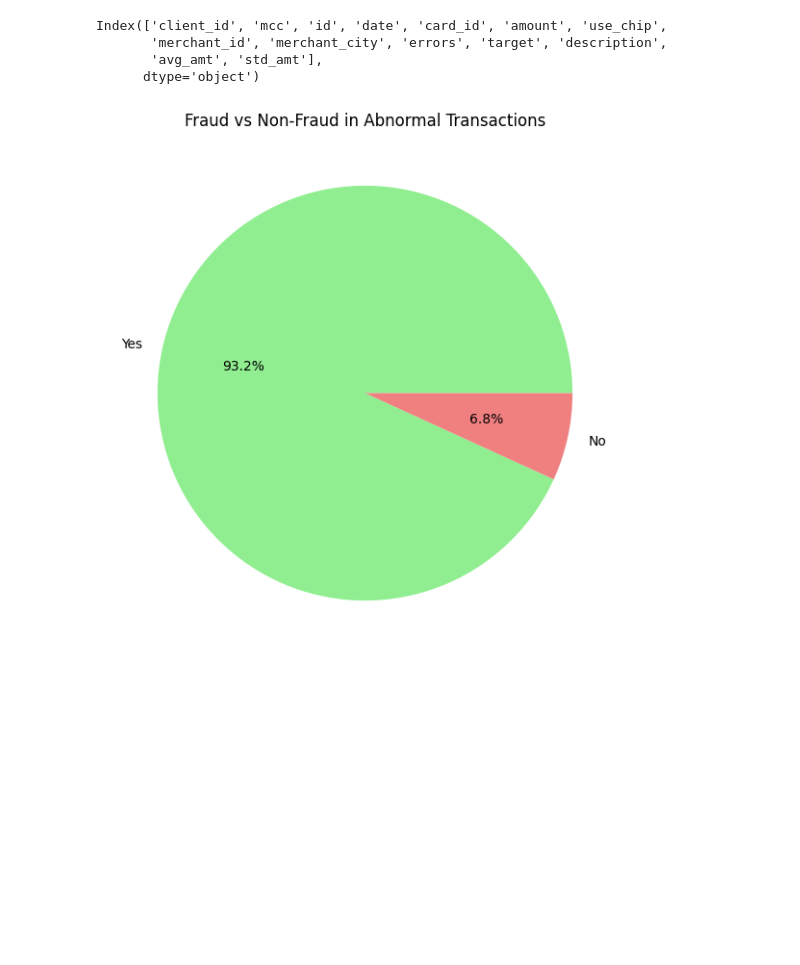
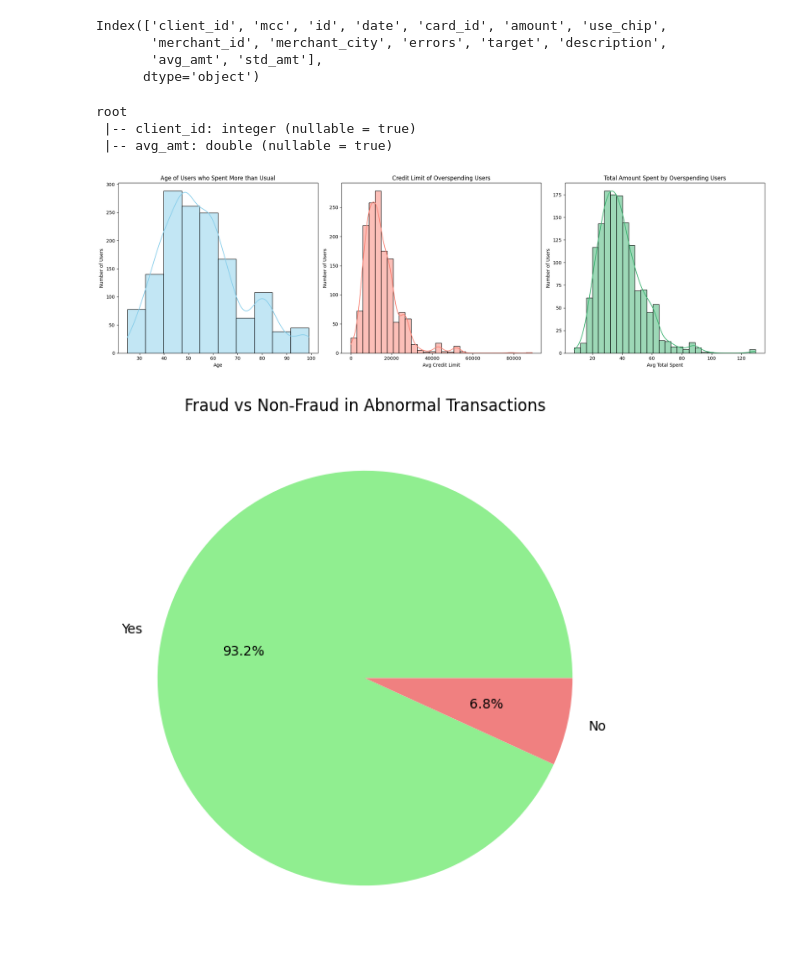
Before and after one commit to Sara-Gamal12/Transaction-Classification-and-Analysis, a Jupyter notebook: Users EDA.ipynb, the cells around one changed output. Drawn from its saved outputs; the diff is of its cells as text; code cells hidden in the pictures; blank space fills up the shorter version.

```diff
--- a/Users EDA.ipynb
+++ b/Users EDA.ipynb
@@ -199,6 +202,57 @@ Index(['client_id', 'mcc', 'id', 'date', 'card_id', 'amount', 'use_chip',
        'merchant_id', 'merchant_city', 'errors', 'target', 'description',
        'avg_amt', 'std_amt'],
       dtype='object')
+# %%
+# Select only the needed columns from unusual_txns before join
+total_spent_per_user = unusual_txns.select("client_id", "avg_amt")
+
+
+total_spent_per_user.printSchema()
+
+users_with_spent = users_df.join(total_spent_per_user, on="client_id", how="inner")
+
+total_credit_limit_per_user = cards_df.groupBy("client_id").agg(
+    F.avg("credit_limit").alias("avg_credit_limit")
+)
+
+# Step 2: Join the result with total_credit_limit_per_user
+users_with_spent_and_credit = users_with_spent.join(total_credit_limit_per_user, on="client_id", how="inner")
+
+users_with_spent_and_credit.count()
+users_with_spent_and_credit_pd = users_with_spent_and_credit.select(
+    "current_age", "avg_credit_limit", "avg_amt", "yearly_income"
+).toPandas()
+# %% [output]
+root
+ |-- client_id: integer (nullable = true)
+ |-- avg_amt: double (nullable = true)
+# %%
+# Set figure size and layout
+fig, axes = plt.subplots(1, 3, figsize=(20, 6))  # 1 row, 3 columns
+
+# Histogram 1: Age
+sns.histplot(data=users_with_spent_and_credit_pd, x="current_age", bins=10, kde=True, color='skyblue', ax=axes[0])
+axes[0].set_title("Age of Users who Spent More than Usual")
+axes[0].set_xlabel("Age")
+axes[0].set_ylabel("Number of Users")
+
+# Histogram 2: Credit Limit
+sns.histplot(data=users_with_spent_and_credit_pd, x="avg_credit_limit", bins=30, kde=True, color='salmon', ax=axes[1])
+axes[1].set_title("Credit Limit of Overspending Users")
+axes[1].set_xlabel("Avg Credit Limit")
+axes[1].set_ylabel("Number of Users")
+
+# Histogram 3: Total Spent
+sns.histplot(data=users_with_spent_and_credit_pd, x="avg_amt", bins=30, kde=True, color='mediumseagreen', ax=axes[2])
+axes[2].set_title("Total Amount Spent by Overspending Users")
+axes[2].set_xlabel("Avg Total Spent")
+axes[2].set_ylabel("Number of Users")
+
+# Adjust layout
+plt.tight_layout()
+plt.show()
+# %% [output]
+[figure, added]
 # %%
 # Get the percentage of fraud and non-fraud transactions
 fraud_counts = unusual_pd["target"].value_counts()
```
Also changed, not shown: parts of 21 cells of this notebook.
